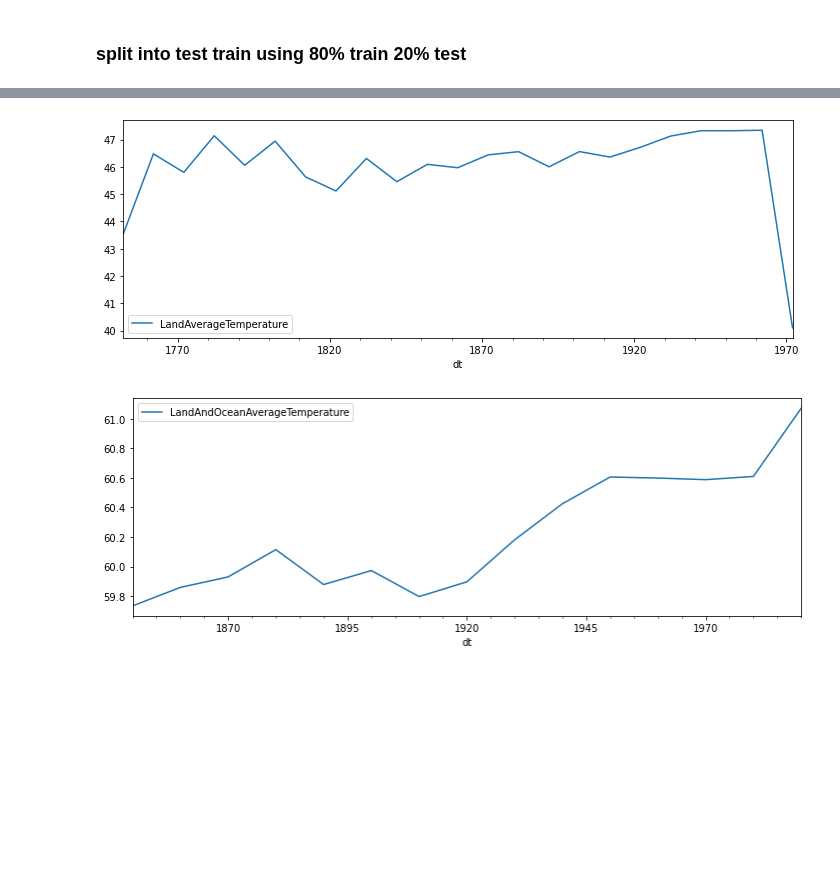
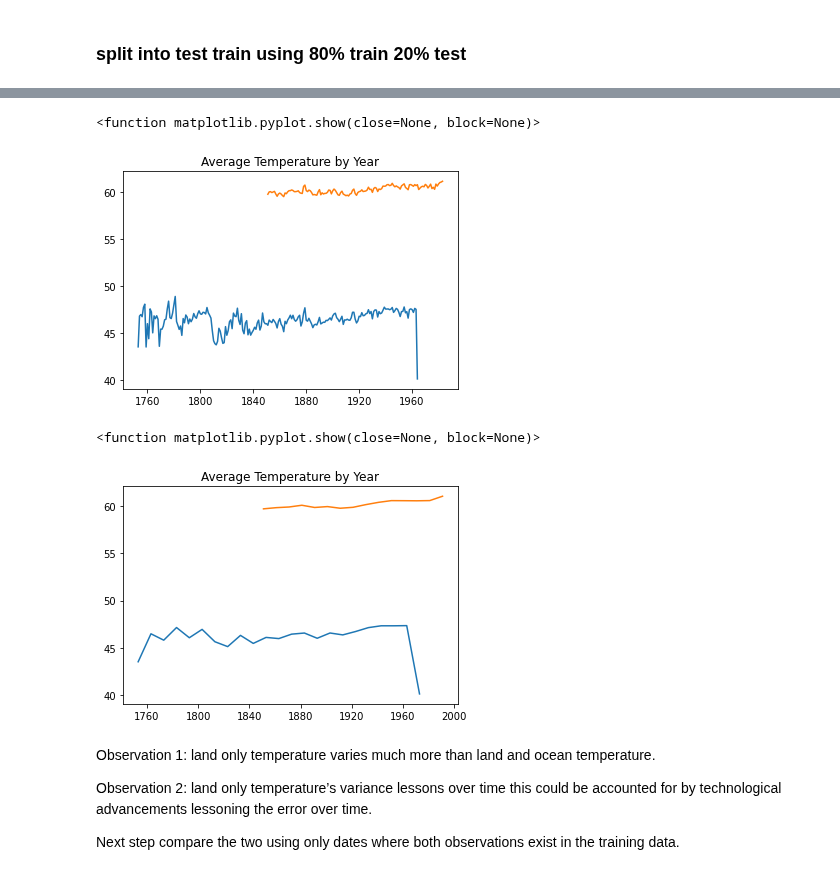
Before and after one commit to Johndsalas/earths_temperature_time_series, a Jupyter notebook: main_notebook.ipynb, the cells around one changed output, grey strips where cells are left out. Cells and saved outputs as stored; diff of their text form; code cells hidden in the pictures; blank space fills up the shorter version.

```diff
--- a/main_notebook.ipynb
+++ b/main_notebook.ipynb
@@ -275,7 +296,22 @@ plt.show()
+# %%
+plt.title("Average Temperature by Year")
+plt.plot(train_land.resample('y').mean())
+plt.plot(train_ocean.resample('y').mean())
+plt.show
+# %% [output]
+<function matplotlib.pyplot.show(close=None, block=None)>
+[figure, added]
 # %%
-train_land.resample('10y').mean().plot(figsize=(12, 4))
-train_ocean.resample('10y').mean().plot(figsize=(12, 4))
-plt.show()
+plt.title("Average Temperature by Year")
+plt.plot(train_land.resample('10y').mean())
+plt.plot(train_ocean.resample('10y').mean())
+plt.show
 # %% [output]
+<function matplotlib.pyplot.show(close=None, block=None)>
-[figure, old version]
+[figure, new version]
-[figure, removed]
+# %% [markdown]
+Observation 1: land only temperature varies much more than land and ocean temperature.
+
+Observation 2: land only temperature’s variance lessons over time this could be accounted for by technological advancements lessoning the error over time.
+
+Next step compare the two using only dates where both observations exist in the training data.
```
Also changed, not shown: parts of 10 cells of this notebook.
